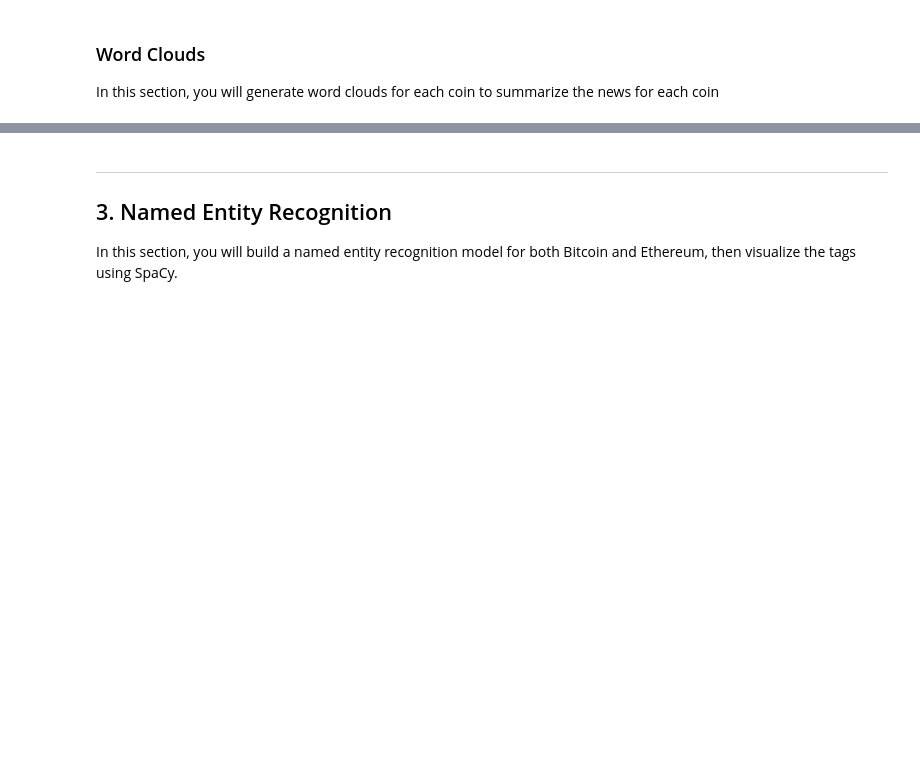
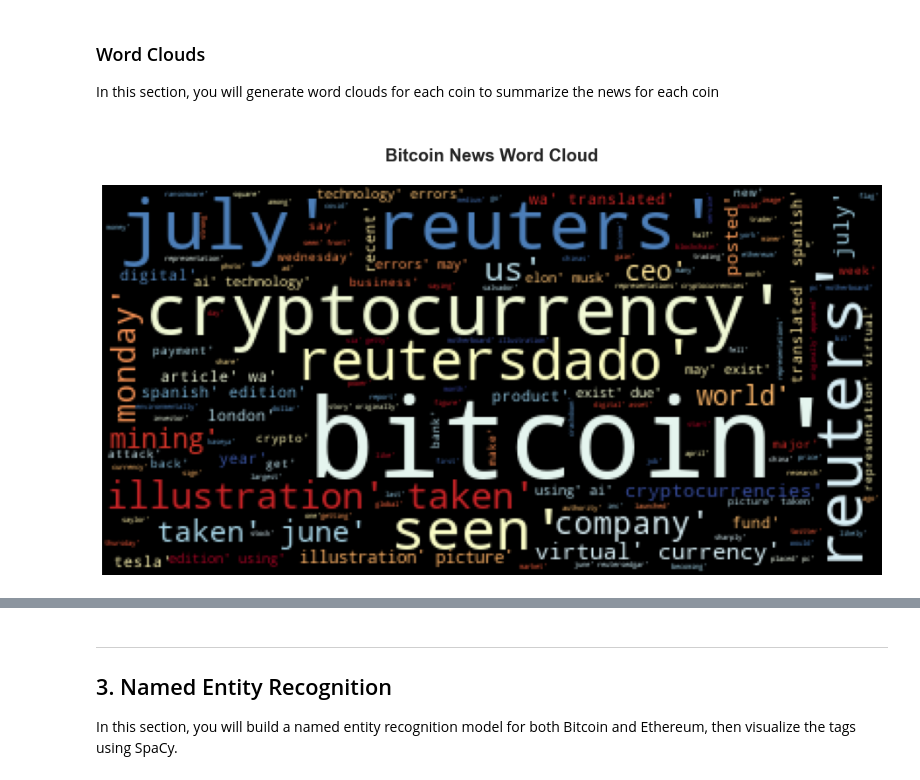
Before and after one commit to aylwarda/fintech-natural-language-processing, a Jupyter notebook: crypto_sentiment.ipynb, the cells around one changed output, grey strips where cells are left out. Saved outputs shown, nothing was run; the diff lists cells and outputs as text; code cells hidden in the pictures; blank space fills up the shorter version.

```diff
--- a/crypto_sentiment.ipynb
+++ b/crypto_sentiment.ipynb
@@ -240,0 +232,12 @@ def tokenizer(text):
+# %%
+# Create a new tokens column for Bitcoin
+# Init
+tokens = []
+
+# Iterate through each row of tokenised text
+for text in bitcoin_df["text"]:
+    tokens.append(tokenizer(text))
+
+# Add the data to the DataFrame
+bitcoin_df["tokens"] = tokens
+bitcoin_df.head()
@@ -240,0 +251,12 @@ def tokenizer(text):
+# %%
+# Create a new tokens column for Ethereum
+# Init
+tokens = []
+
+# Iterate through each row of tokenised text
+for text in ethereum_df["text"]:
+    tokens.append(tokenizer(text))
+
+# Add the data to the DataFrame
+ethereum_df["tokens"] = tokens
+ethereum_df.tail()
@@ -253,3 +309,7 @@ from nltk import ngrams
 # %%
 # Generate the Bitcoin N-grams where N=2
-# YOUR CODE HERE!
+btc_bigrams, btc_tokens = process_tokens(bitcoin_df["tokens"])
+
+# Add the bitcoin bigrams to the DataFrame
+bitcoin_df["bigrams"] = btc_bigrams
+bitcoin_df.head()
@@ -278,4 +386,4 @@ from wordcloud import WordCloud
 import matplotlib.pyplot as plt
 plt.style.use('seaborn-whitegrid')
 import matplotlib as mpl
-mpl.rcParams['figure.figsize'] = [20.0, 10.0]
+mpl.rcParams['figure.figsize'] = [16.0, 11.0]
@@ -287,0 +390,14 @@ mpl.rcParams['figure.figsize'] = [20.0, 10.0]
+# %%
+# Generate the Bitcoin word cloud
+btc_wordcloud = WordCloud(colormap="RdYlBu").generate(str(btc_tokens))
+plt.imshow(btc_wordcloud)
+
+# Set some options
+plt.axis("off")
+fontdict = {"fontsize": 20, "fontweight": "bold"}
+plt.title("\nBitcoin News Word Cloud\n", fontdict=fontdict)
+
+# Plot
+plt.show()
+# %% [output]
+[figure, added]
```
Also changed, not shown: parts of 31 cells of this notebook, 1 other file.
